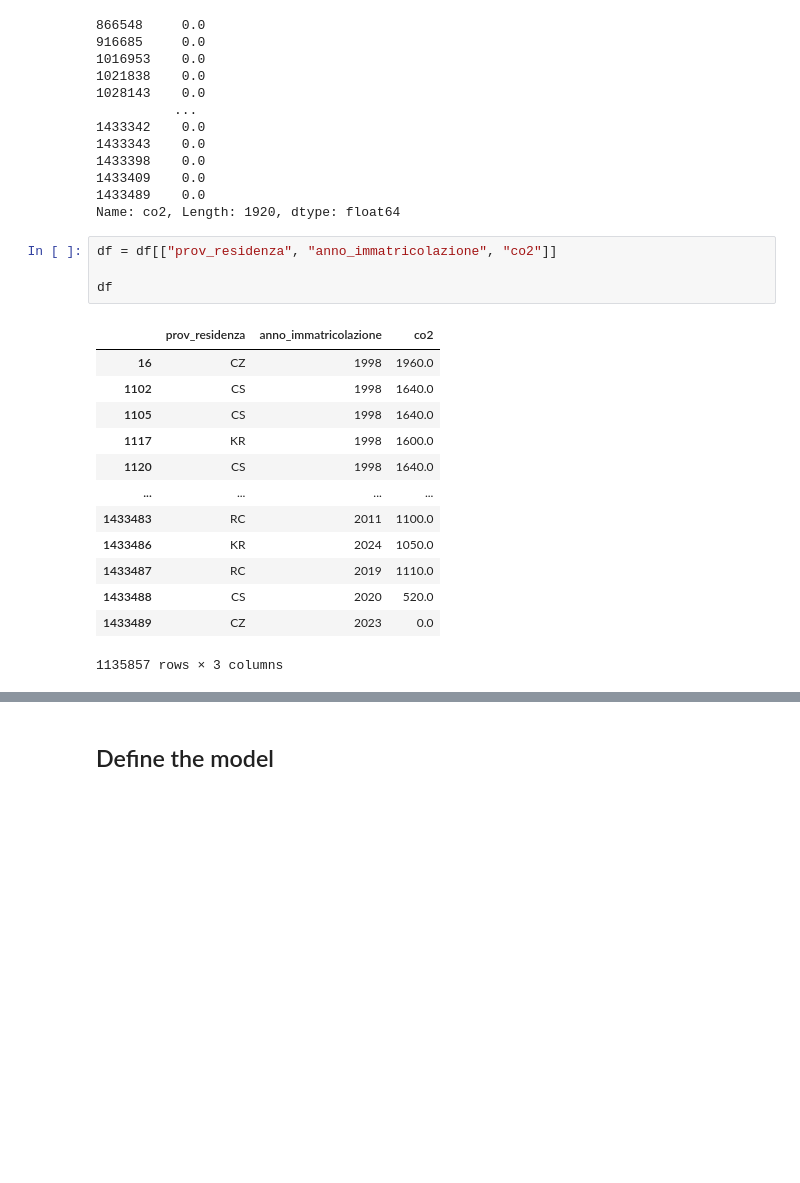
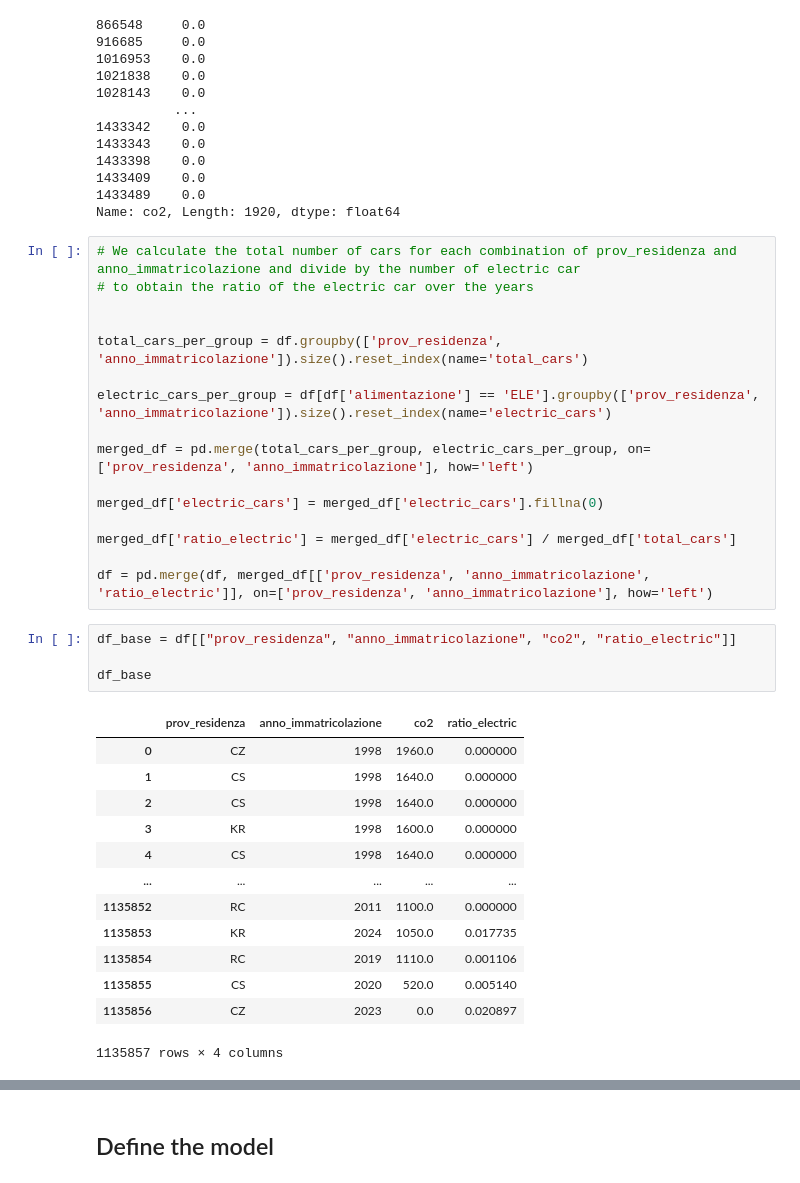
Before and after one commit to pit0500/accenture_challenge, a Jupyter notebook: accenture_challenge/model.ipynb, the cells around one changed output, grey strips where cells are left out. Cells and saved outputs as stored; diff of their text form; blank space fills up the shorter version.

```diff
--- a/accenture_challenge/model.ipynb
+++ b/accenture_challenge/model.ipynb
@@ -108,22 +107,38 @@ df.loc[df["alimentazione"] == "ELE", "co2"]
 1433409    0.0
 1433489    0.0
 Name: co2, Length: 1920, dtype: float64
+# %%
+# We calculate the total number of cars for each combination of prov_residenza and anno_immatricolazione and divide by the number of electric car
+# to obtain the ratio of the electric car over the years
+
+
+total_cars_per_group = df.groupby(['prov_residenza', 'anno_immatricolazione']).size().reset_index(name='total_cars')
+
+electric_cars_per_group = df[df['alimentazione'] == 'ELE'].groupby(['prov_residenza', 'anno_immatricolazione']).size().reset_index(name='electric_cars')
+
+merged_df = pd.merge(total_cars_per_group, electric_cars_per_group, on=['prov_residenza', 'anno_immatricolazione'], how='left')
+
+merged_df['electric_cars'] = merged_df['electric_cars'].fillna(0)
+
+merged_df['ratio_electric'] = merged_df['electric_cars'] / merged_df['total_cars']
+
+df = pd.merge(df, merged_df[['prov_residenza', 'anno_immatricolazione', 'ratio_electric']], on=['prov_residenza', 'anno_immatricolazione'], how='left')
 # %%
-df = df[["prov_residenza", "anno_immatricolazione", "co2"]]
+df_base = df[["prov_residenza", "anno_immatricolazione", "co2", "ratio_electric"]]
 
-df
+df_base
 # %% [output]
-|  | prov_residenza | anno_immatricolazione | co2 |
-| 16 | CZ | 1998 | 1960.0 |
-| 1102 | CS | 1998 | 1640.0 |
-| 1105 | CS | 1998 | 1640.0 |
-| 1117 | KR | 1998 | 1600.0 |
-| 1120 | CS | 1998 | 1640.0 |
-| ... | ... | ... | ... |
-| 1433483 | RC | 2011 | 1100.0 |
-| 1433486 | KR | 2024 | 1050.0 |
-| 1433487 | RC | 2019 | 1110.0 |
-| 1433488 | CS | 2020 | 520.0 |
-| 1433489 | CZ | 2023 | 0.0 |
+|  | prov_residenza | anno_immatricolazione | co2 | ratio_electric |
+| 0 | CZ | 1998 | 1960.0 | 0.000000 |
+| 1 | CS | 1998 | 1640.0 | 0.000000 |
+| 2 | CS | 1998 | 1640.0 | 0.000000 |
+| 3 | KR | 1998 | 1600.0 | 0.000000 |
+| 4 | CS | 1998 | 1640.0 | 0.000000 |
+| ... | ... | ... | ... | ... |
+| 1135852 | RC | 2011 | 1100.0 | 0.000000 |
+| 1135853 | KR | 2024 | 1050.0 | 0.017735 |
+| 1135854 | RC | 2019 | 1110.0 | 0.001106 |
+| 1135855 | CS | 2020 | 520.0 | 0.005140 |
+| 1135856 | CZ | 2023 | 0.0 | 0.020897 |
-1135857 rows × 3 columns
+1135857 rows × 4 columns
 # %%
```
Also changed, not shown: parts of 11 cells of this notebook.
